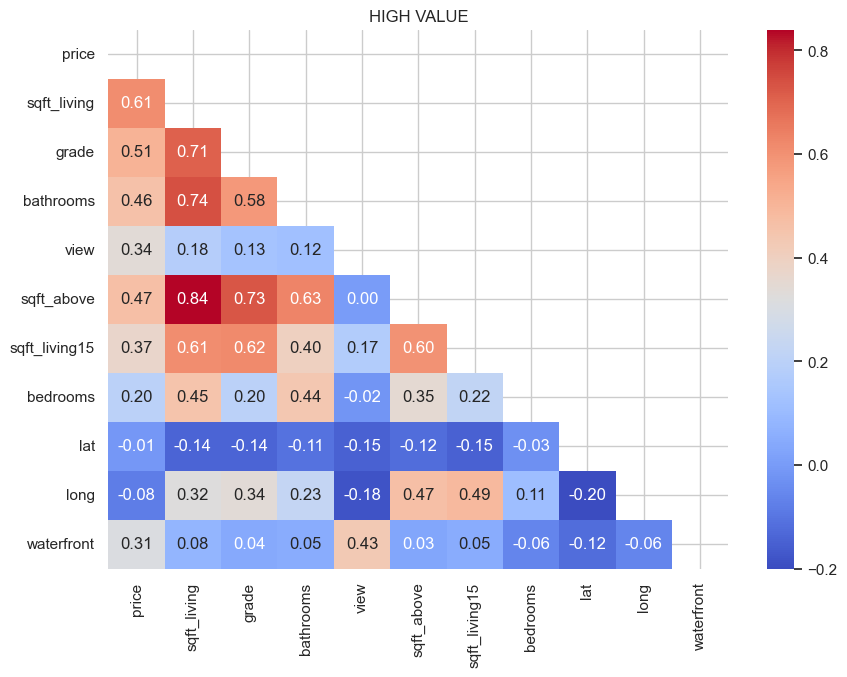
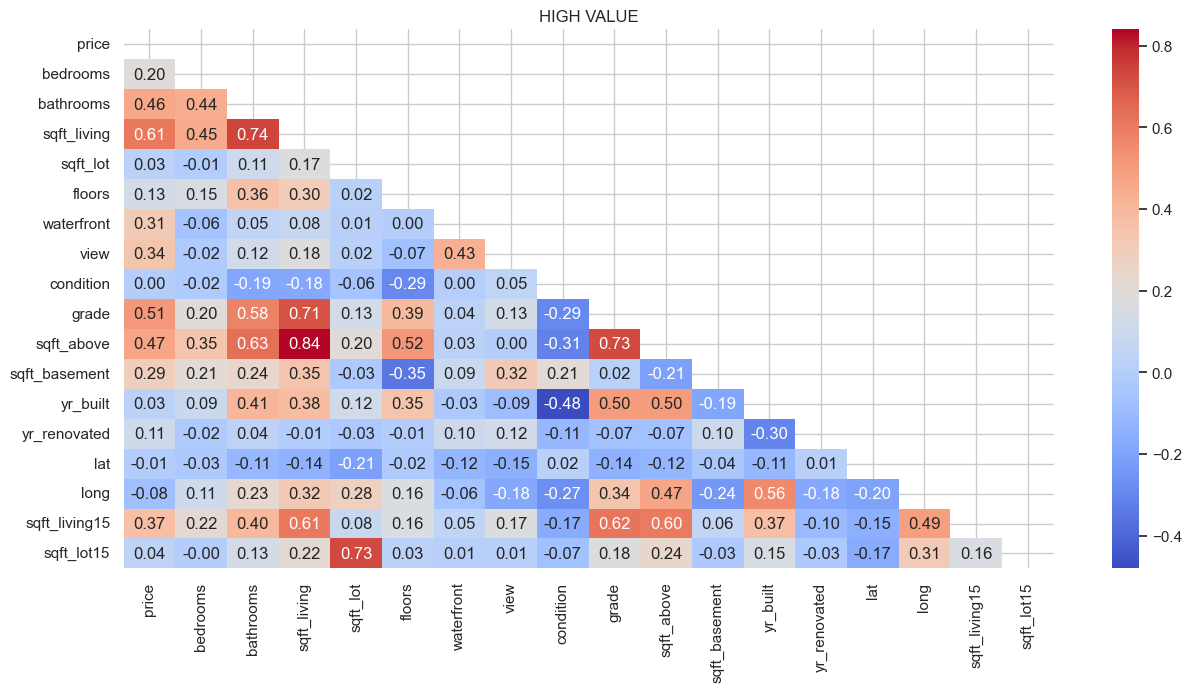
Code edit (unified diff) that turned the first committed figure into the second:
--- before
+++ after
@@ -1,6 +1,6 @@
-correlation_matrix = round(high_value[corr_cols].corr(),2)
+correlation_matrix = round(high_value[high_value.columns].corr(),2)
 
 mask = np.triu(np.ones_like(correlation_matrix, dtype=bool))
-plt.figure(figsize=(10, 7))
+plt.figure(figsize=(15, 7))
 sns.heatmap(correlation_matrix, mask=mask, annot=True, cmap="coolwarm", fmt=".2f")
 

Commit: PROJECT WEEK 5: EDA correction